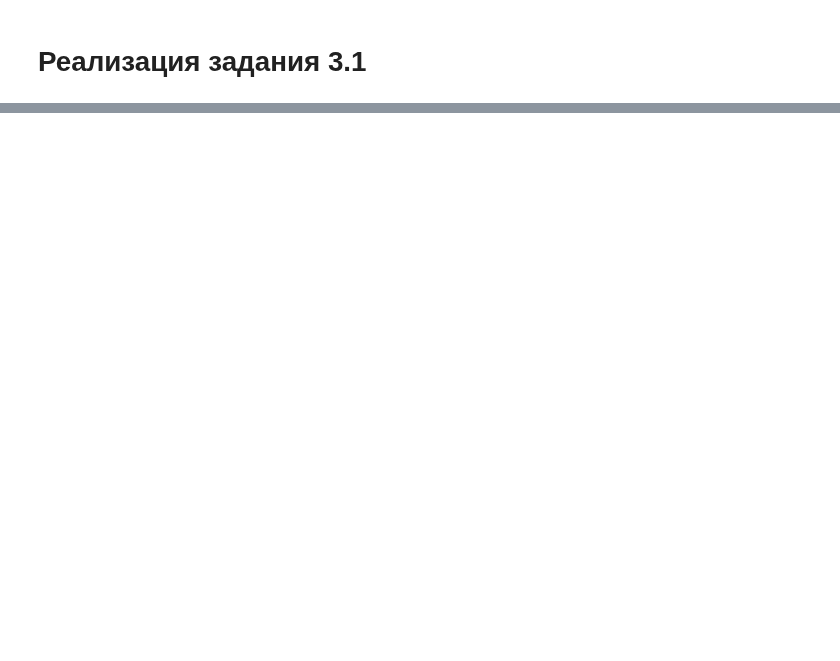
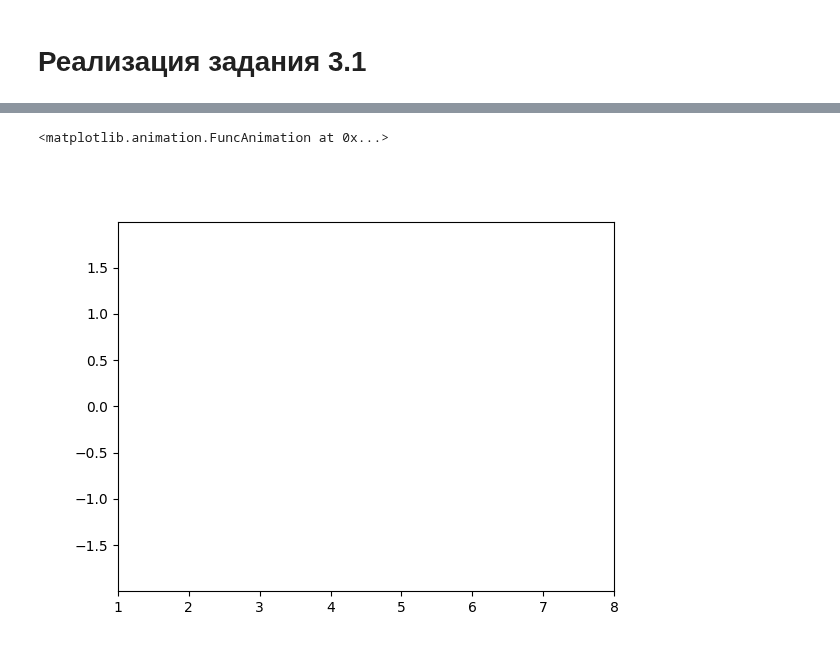
Before and after one commit to anshpak/jupyter-tasks, a Jupyter notebook: KM2_Lb03_Shpak.ipynb, the cells around one changed output, grey strips where cells are left out. Drawn from its saved outputs; the diff is of its cells as text; code cells hidden in the pictures; blank space fills up the shorter version.

```diff
--- a/KM2_Lb03_Shpak.ipynb
+++ b/KM2_Lb03_Shpak.ipynb
@@ -18,0 +123,40 @@ import ipympl
+# %%
+# мое задание
+import math
+f = lambda x: math.cos(x)
+# задаю переменные
+my_x_min = 2.; my_x_max = 7.; my_step = 0.02
+# %%
+my_x_array = np.arange(my_x_min, my_x_max, my_step)
+my_y_array = np.array([f(x) for x in my_x_array])
+my_y_min = np.min(my_y_array); my_y_max = np.max(my_y_array)
+# %%
+my_matrix = np.transpose(np.array([my_x_array, my_y_array]))
+# %%
+def anim(i):
+    """добавляет к объекту line1 точку с координатами (t[0], t[1])
+
+    Arguments :
+
+    t : последовательность из двух элементов
+
+    Returns : None
+    """
+    my_x_coord = list(line1.get_xdata())
+    my_y_coord = list(line1.get_ydata())
+
+    my_x_coord.append(i[0])
+    my_y_coord.append(i[1])
+
+    my_line.set_data(my_x_coord, my_y_coord)
+    return None
+# %%
+my_fig = plt.figure()
+my_ax = plt.axes()
+plt.axis([my_x_min - 1, my_x_max + 1, my_y_min - 1, my_y_max + 1])
+
+my_line, = my_ax.plot([], [], 'k')
+FuncAnimation(my_fig, anim, frames = my_matrix, repeat = False, interval = 100)
+# %% [output]
+<matplotlib.animation.FuncAnimation at 0x...>
+[figure, added]
```
Also changed, not shown: parts of 18 cells of this notebook.
